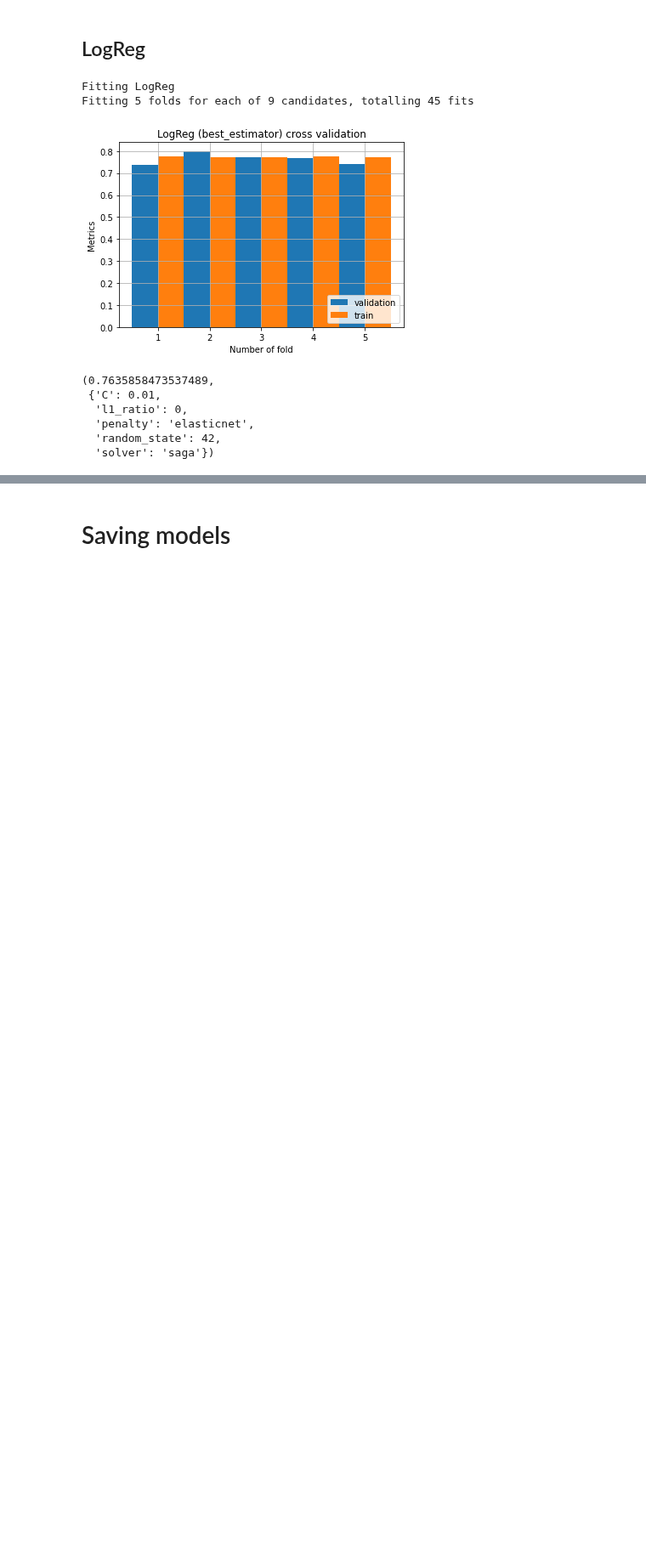
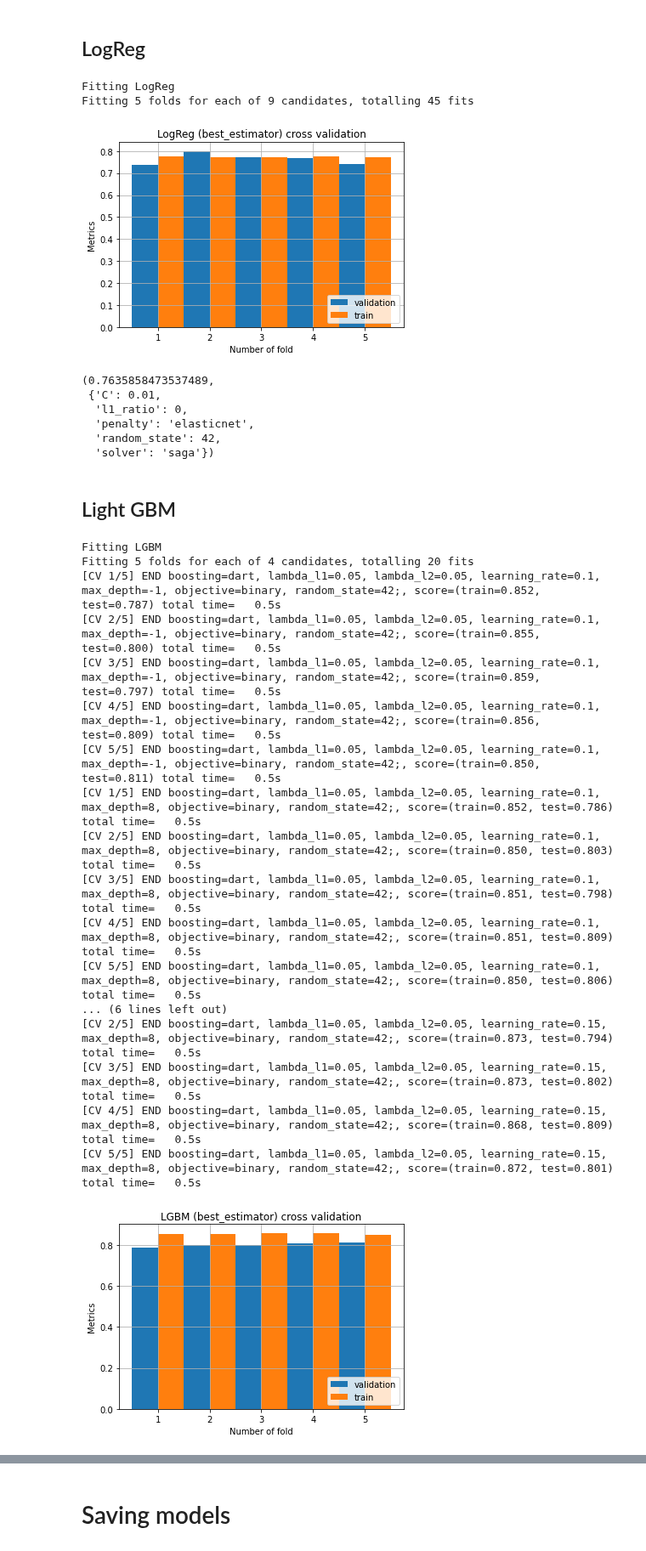
Before and after one commit to PashaIanko/Kaggle.Spaceship-Titanic, a Jupyter notebook: 3_model_preparation.ipynb, the cells around one changed output, grey strips where cells are left out. Shown at 85% size. Saved outputs shown, nothing was run; the diff lists cells and outputs as text; code cells hidden in the pictures; blank space fills up the shorter version.

Commit message:
LightGBM 80%, but slight overfitting

```diff
--- a/3_model_preparation.ipynb
+++ b/3_model_preparation.ipynb
@@ -76,7 +76,7 @@ from sklearn_utils import dict_subset
 drive.mount('/content/gdrive')
 gdrive_path = '/content/gdrive/MyDrive/'
 
-PREPROC_TRIAL = 5
+PREPROC_TRIAL = 4
 MODELS_TRIAL = 5
 COMPETITION_PATH = gdrive_path + 'ML/Competitions/6.SpaceshipTitanic/'
 
@@ -189,12 +189,33 @@ SVM = Model(
 
     ]
 )
+# %%
+from lightgbm import LGBMClassifier
+
+
+light_gbm_model = Model(
+    LGBMClassifier(),
+    'LGBM',
+    [
+        {
+            'objective': ['binary'],
+            'random_state': [RANDOM_STATE],
+            'boosting': ['dart'],
+            'learning_rate': [0.1, 0.15],
+            'max_depth': [-1, 8],
+            'lambda_l1': [0.05],
+            'lambda_l2': [0.05]
+        }
+    ],
+    []
+)
 # %%
 all_models = {
     model.name: model
     for model in [
         LogReg,
         RandomForest,
+        light_gbm_model
         # SVM
     ]
 }
@@ -508,3 +532,39 @@ log_reg_results['LogReg'].best_score_, \
   'penalty': 'elasticnet',
   'random_state': 42,
   'solver': 'saga'})
+# %% [markdown]
+## Light GBM
+# %%
+from sklearn_utils import fit_grid_search
+
+
+light_gbm_results = fit_grid_search(
+    dict_subset(
+        all_models,
+        ['LGBM']
+    ),
+    X_=X_trainval,
+    Y_=Y_trainval,
+    cv_=5,
+    scoring_='accuracy',
+    verbose=3
+)
+# %% [output]
+Fitting LGBM
+Fitting 5 folds for each of 4 candidates, totalling 20 fits
+[CV 1/5] END boosting=dart, lambda_l1=0.05, lambda_l2=0.05, learning_rate=0.1, max_depth=-1, objective=binary, random_state=42;, score=(train=0.852, test=0.787) total time=   0.5s
+[CV 2/5] END boosting=dart, lambda_l1=0.05, lambda_l2=0.05, learning_rate=0.1, max_depth=-1, objective=binary, random_state=42;, score=(train=0.855, test=0.800) total time=   0.5s
+[CV 3/5] END boosting=dart, lambda_l1=0.05, lambda_l2=0.05, learning_rate=0.1, max_depth=-1, objective=binary, random_state=42;, score=(train=0.859, test=0.797) total time=   0.5s
+[CV 4/5] END boosting=dart, lambda_l1=0.05, lambda_l2=0.05, learning_rate=0.1, max_depth=-1, objective=binary, random_state=42;, score=(train=0.856, test=0.809) total time=   0.5s
+[CV 5/5] END boosting=dart, lambda_l1=0.05, lambda_l2=0.05, learning_rate=0.1, max_depth=-1, objective=binary, random_state=42;, score=(train=0.850, test=0.811) total time=   0.5s
+[CV 1/5] END boosting=dart, lambda_l1=0.05, lambda_l2=0.05, learning_rate=0.1, max_depth=8, objective=binary, random_state=42;, score=(train=0.852, test=0.786) total time=   0.5s
+[CV 2/5] END boosting=dart, lambda_l1=0.05, lambda_l2=0.05, learning_rate=0.1, max_depth=8, objective=binary, random_state=42;, score=(train=0.850, test=0.803) total time=   0.5s
+[CV 3/5] END boosting=dart, lambda_l1=0.05, lambda_l2=0.05, learning_rate=0.1, max_depth=8, objective=binary, random_state=42;, score=(train=0.851, test=0.798) total time=   0.5s
+[CV 4/5] END boosting=dart, lambda_l1=0.05, lambda_l2=0.05, learning_rate=0.1, max_depth=8, objective=binary, random_state=42;, score=(train=0.851, test=0.809) total time=   0.5s
+[CV 5/5] END boosting=dart, lambda_l1=0.05, lambda_l2=0.05, learning_rate=0.1, max_depth=8, objective=binary, random_state=42;, score=(train=0.850, test=0.806) total time=   0.5s
+... (6 lines left out)
+[CV 2/5] END boosting=dart, lambda_l1=0.05, lambda_l2=0.05, learning_rate=0.15, max_depth=8, objective=binary, random_state=42;, score=(train=0.873, test=0.794) total time=   0.5s
+[CV 3/5] END boosting=dart, lambda_l1=0.05, lambda_l2=0.05, learning_rate=0.15, max_depth=8, objective=binary, random_state=42;, score=(train=0.873, test=0.802) total time=   0.5s
+[CV 4/5] END boosting=dart, lambda_l1=0.05, lambda_l2=0.05, learning_rate=0.15, max_depth=8, objective=binary, random_state=42;, score=(train=0.868, test=0.809) total time=   0.5s
+[CV 5/5] END boosting=dart, lambda_l1=0.05, lambda_l2=0.05, learning_rate=0.15, max_depth=8, objective=binary, random_state=42;, score=(train=0.872, test=0.801) total time=   0.5s
+[figure, added]
```
Also changed, not shown: parts of 7 cells of this notebook.
